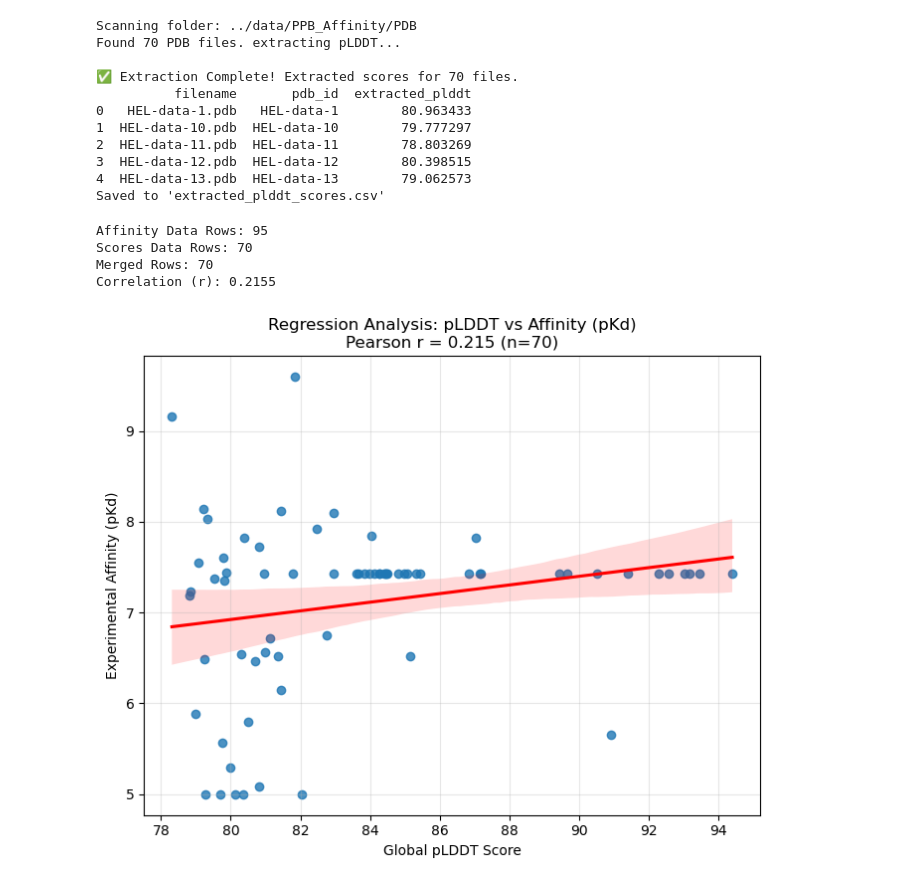
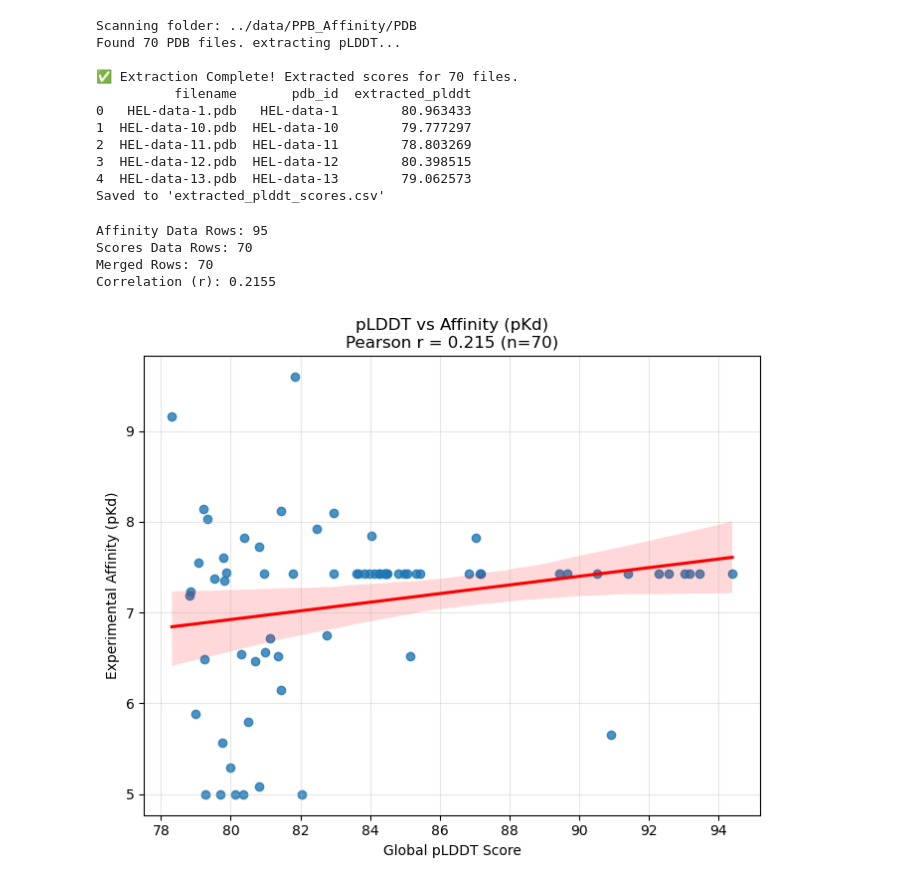
Before and after one commit to LuxEmma/ASIM-PPI, a Jupyter notebook: src/ppb.ipynb, the cells around one changed output. Drawn from its saved outputs; the diff is of its cells as text; code cells hidden in the pictures.

```diff
--- a/src/ppb.ipynb
+++ b/src/ppb.ipynb
@@ -242,32 +242,32 @@ try:
             # Drop NaN values before calculation
             clean_df = merged.dropna(subset=['target_val', 'extracted_plddt'])
 
             # Calculate Pearson Correlation
             r = clean_df['target_val'].corr(clean_df['extracted_plddt'])
             p_val = 0.0 # Placeholder, calculating simple correlation first
 
             print(f"Correlation (r): {r:.4f}")
 
             # Plot Regression
             plt.figure(figsize=(8, 6))
             sns.regplot(data=clean_df, x='extracted_plddt', y='target_val', line_kws={'color':'red'})
 
-            plt.title(f"Regression Analysis: pLDDT vs {y_label}\nPearson r = {r:.3f} (n={len(clean_df)})")
+            plt.title(f"pLDDT vs {y_label}\nPearson r = {r:.3f} (n={len(clean_df)})")
             plt.xlabel("Global pLDDT Score")
             plt.ylabel(f"Experimental {y_label}")
             plt.grid(True, alpha=0.3)
             plt.show()
 
         else:
             print("Error: No valid affinity column (KD or dG) found.")
     else:
         print("Error: Merge resulted in empty dataframe. Check ID matching.")
 
 except Exception as e:
     print(f"Error executing script: {e}")
 # %% [output]
 Affinity Data Rows: 95
 Scores Data Rows: 70
 Merged Rows: 70
 Correlation (r): 0.2155
-[figure, old version]
+[figure, new version]
```
Also changed, not shown: 1 other file.
